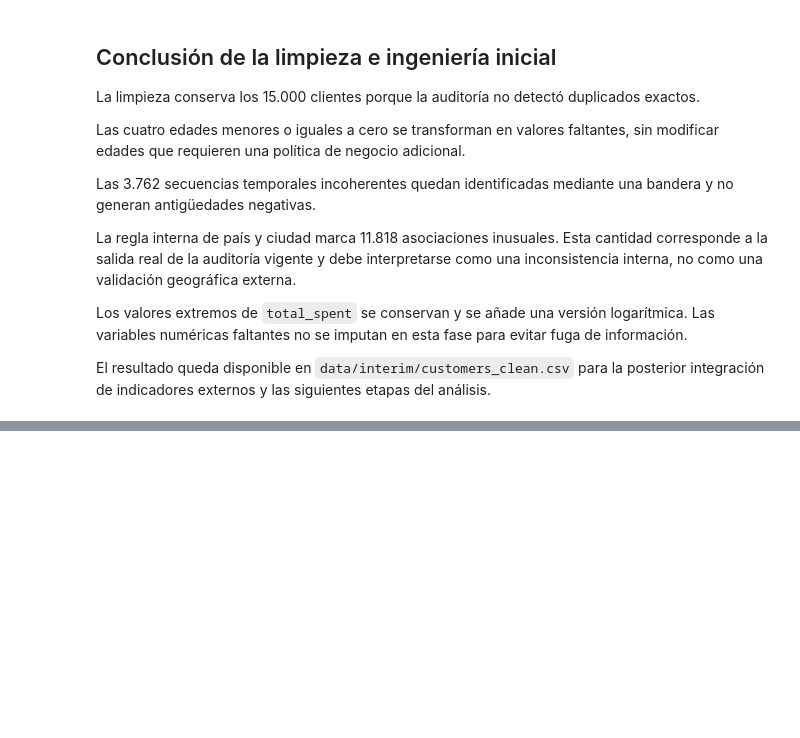
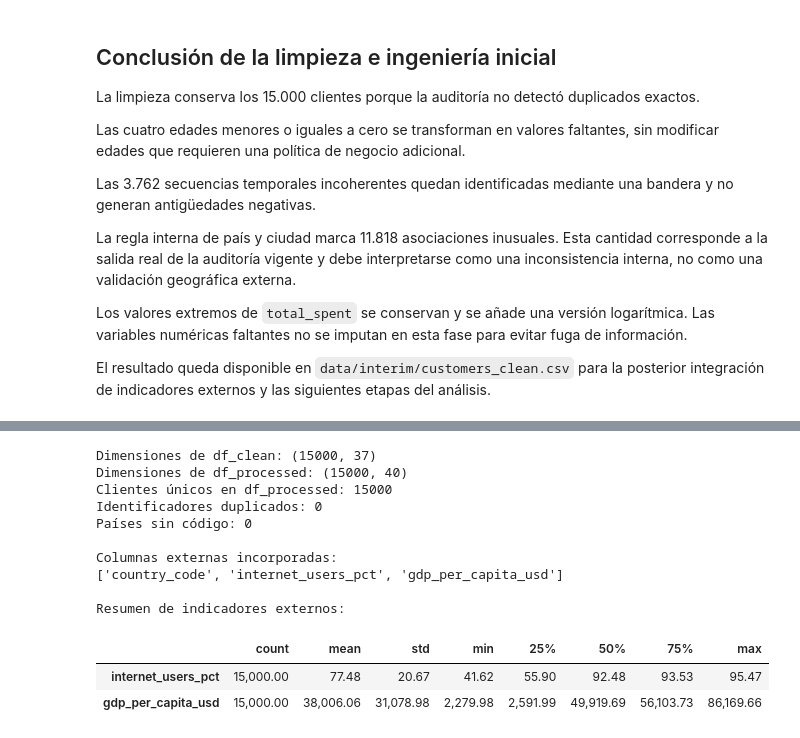
Before and after one commit to sebastianLagos16/customer-retention-analytics, a Jupyter notebook: notebook/Sebastian_lagos_Oscar_Oreste_ET_801V.ipynb, the cells around one changed output, grey strips where cells are left out. Drawn from its saved outputs; the diff is of its cells as text; code cells hidden in the pictures; blank space fills up the shorter version.

```diff
--- a/notebook/Sebastian_lagos_Oscar_Oreste_ET_801V.ipynb
+++ b/notebook/Sebastian_lagos_Oscar_Oreste_ET_801V.ipynb
@@ -1215,0 +2082,55 @@ análisis.
+# %%
+print("Dimensiones de df_clean:", df_clean.shape)
+print("Dimensiones de df_processed:", df_processed.shape)
+
+print(
+    "Clientes únicos en df_processed:",
+    df_processed["customer_id"].nunique()
+)
+
+print(
+    "Identificadores duplicados:",
+    int(
+        df_processed[
+            "customer_id"
+        ].duplicated().sum()
+    )
+)
+
+print(
+    "Países sin código:",
+    int(df_processed["country_code"].isna().sum())
+)
+
+columnas_externas = [
+    "country_code",
+    "internet_users_pct",
+    "gdp_per_capita_usd"
+]
+
+print("\nColumnas externas incorporadas:")
+print(columnas_externas)
+
+print("\nResumen de indicadores externos:")
+display(
+    df_processed[
+        [
+            "internet_users_pct",
+            "gdp_per_capita_usd"
+        ]
+    ].describe().T
+)
+# %% [output]
+Dimensiones de df_clean: (15000, 37)
+Dimensiones de df_processed: (15000, 40)
+Clientes únicos en df_processed: 15000
+Identificadores duplicados: 0
+Países sin código: 0
+
+Columnas externas incorporadas:
+['country_code', 'internet_users_pct', 'gdp_per_capita_usd']
+
+Resumen de indicadores externos:
+|  | count | mean | std | min | 25% | 50% | 75% | max |
+| internet_users_pct | 15,000.00 | 77.48 | 20.67 | 41.62 | 55.90 | 92.48 | 93.53 | 95.47 |
+| gdp_per_capita_usd | 15,000.00 | 38,006.06 | 31,078.98 | 2,279.98 | 2,591.99 | 49,919.69 | 56,103.73 | 86,169.66 |
```
Also changed, not shown: parts of 17 cells of this notebook, 2 other files.
